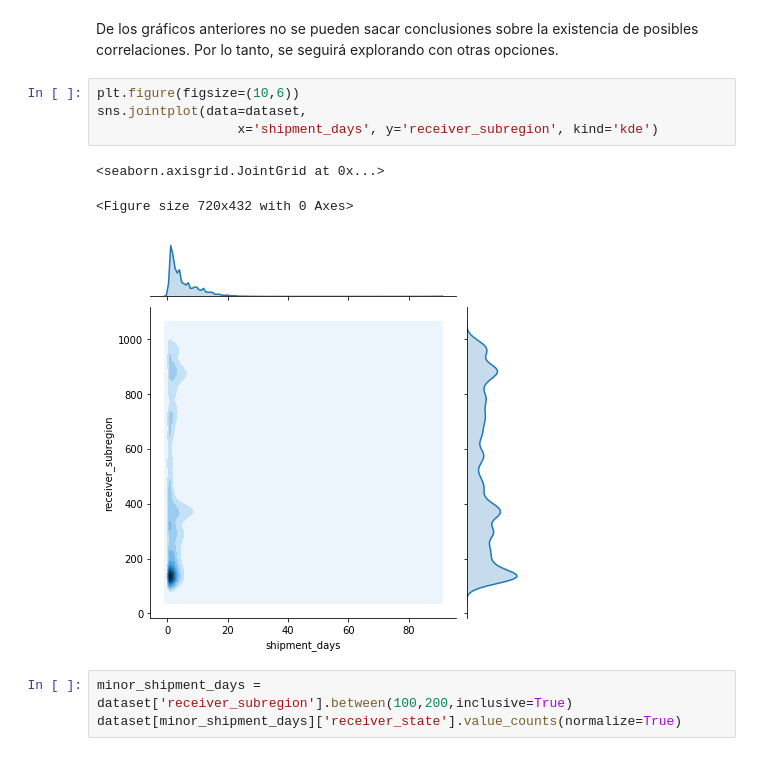
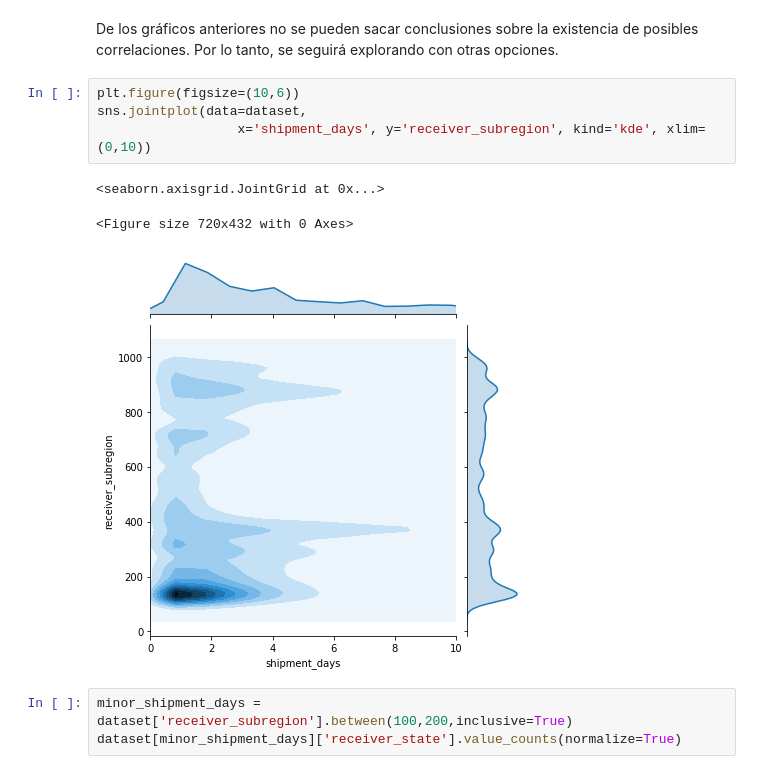
Before and after one commit to NSalina/diplodatos_2019, a Jupyter notebook: mentoria_envios/Practico1_AyV_Mentoria_cuando_llega.ipynb, the cells around one changed output. Cells and saved outputs as stored; diff of their text form.

```diff
--- a/mentoria_envios/Practico1_AyV_Mentoria_cuando_llega.ipynb
+++ b/mentoria_envios/Practico1_AyV_Mentoria_cuando_llega.ipynb
@@ -820,11 +836,11 @@ De los gráficos anteriores no se pueden sacar conclusiones sobre la existencia
 # %%
 plt.figure(figsize=(10,6))
 sns.jointplot(data=dataset,
-                  x='shipment_days', y='receiver_subregion', kind='kde')
+                  x='shipment_days', y='receiver_subregion', kind='kde', xlim=(0,10))
 # %% [output]
 <seaborn.axisgrid.JointGrid at 0x...>
 <Figure size 720x432 with 0 Axes>
-[figure, old version]
+[figure, new version]
 # %%
 minor_shipment_days = dataset['receiver_subregion'].between(100,200,inclusive=True)
 dataset[minor_shipment_days]['receiver_state'].value_counts(normalize=True)
```
Also changed, not shown: parts of 6 cells of this notebook.
